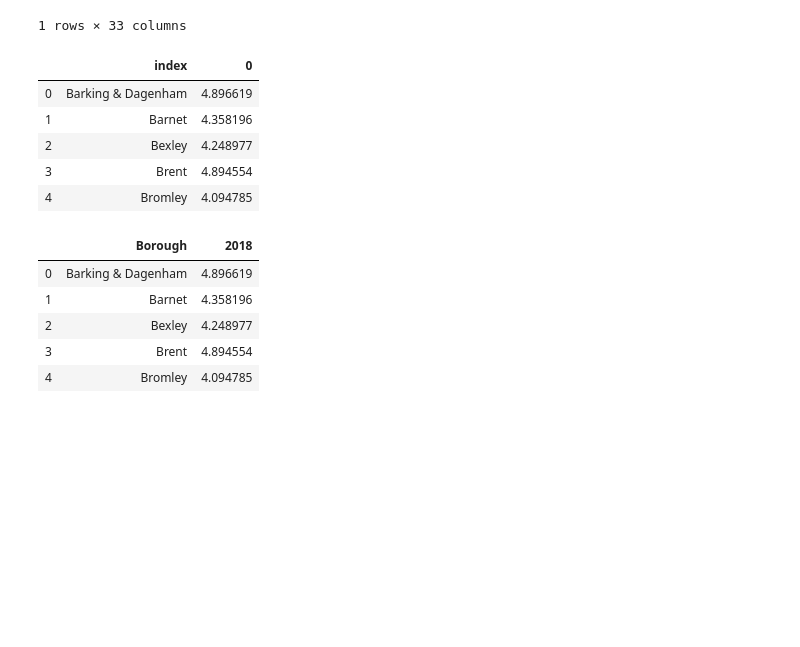
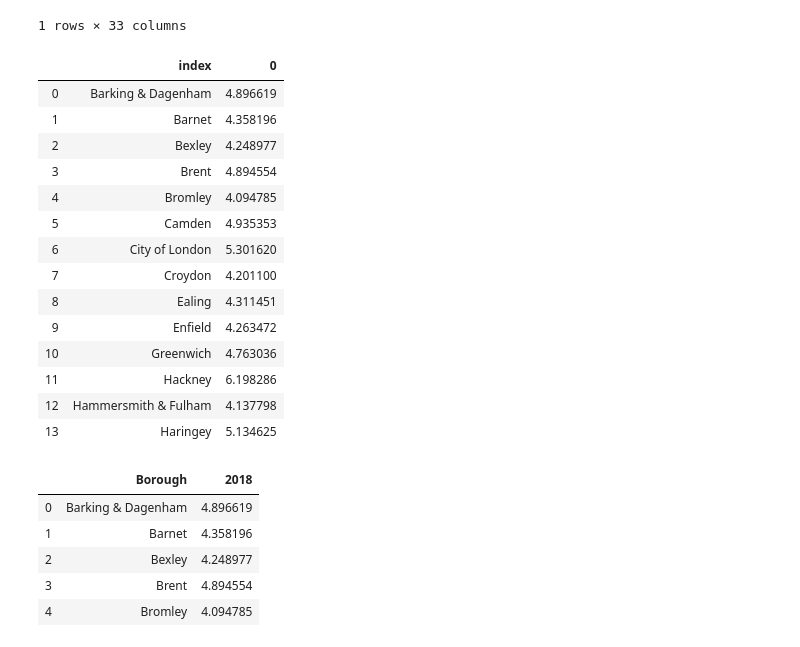
Before and after one commit to asaadkhattab/LondonHousing, a Jupyter notebook: londonhousingcasestudy.ipynb, the cells around one changed output. Saved outputs shown, nothing was run; the diff lists cells and outputs as text; code cells hidden in the pictures; blank space fills up the shorter version.

```diff
--- a/londonhousingcasestudy.ipynb
+++ b/londonhousingcasestudy.ipynb
@@ -649,14 +649,23 @@ df_ratios.head()
 # %%
 df_ratios_T = df_ratios.T
 df_ratios = df_ratios_T.reset_index()
-df_ratios.head()
+df_ratios.head(14)
 # %% [output]
 |  | index | 0 |
 | 0 | Barking & Dagenham | 4.896619 |
 | 1 | Barnet | 4.358196 |
 | 2 | Bexley | 4.248977 |
 | 3 | Brent | 4.894554 |
 | 4 | Bromley | 4.094785 |
+| 5 | Camden | 4.935353 |
+| 6 | City of London | 5.301620 |
+| 7 | Croydon | 4.201100 |
+| 8 | Ealing | 4.311451 |
+| 9 | Enfield | 4.263472 |
+| 10 | Greenwich | 4.763036 |
+| 11 | Hackney | 6.198286 |
+| 12 | Hammersmith & Fulham | 4.137798 |
+| 13 | Haringey | 5.134625 |
 # %%
 df_ratios.rename(columns={'index':'Borough', 0:'2018'}, inplace=True)
 df_ratios.head()
```
Also changed, not shown: parts of 2 cells of this notebook.
